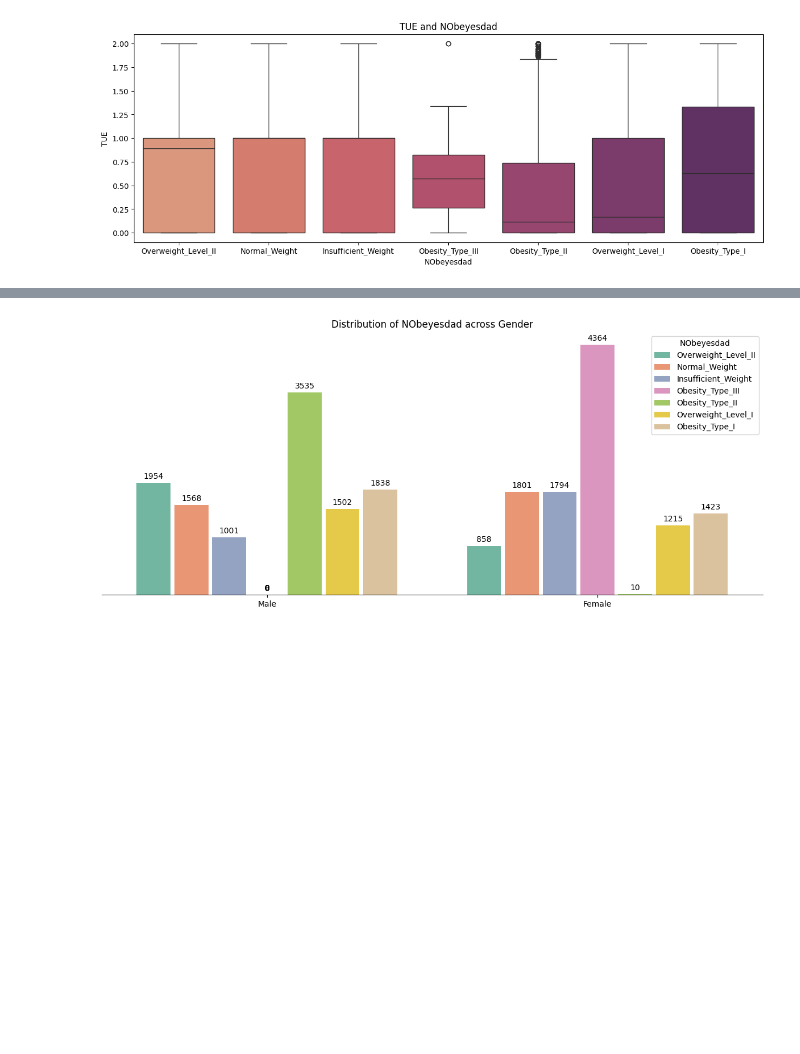
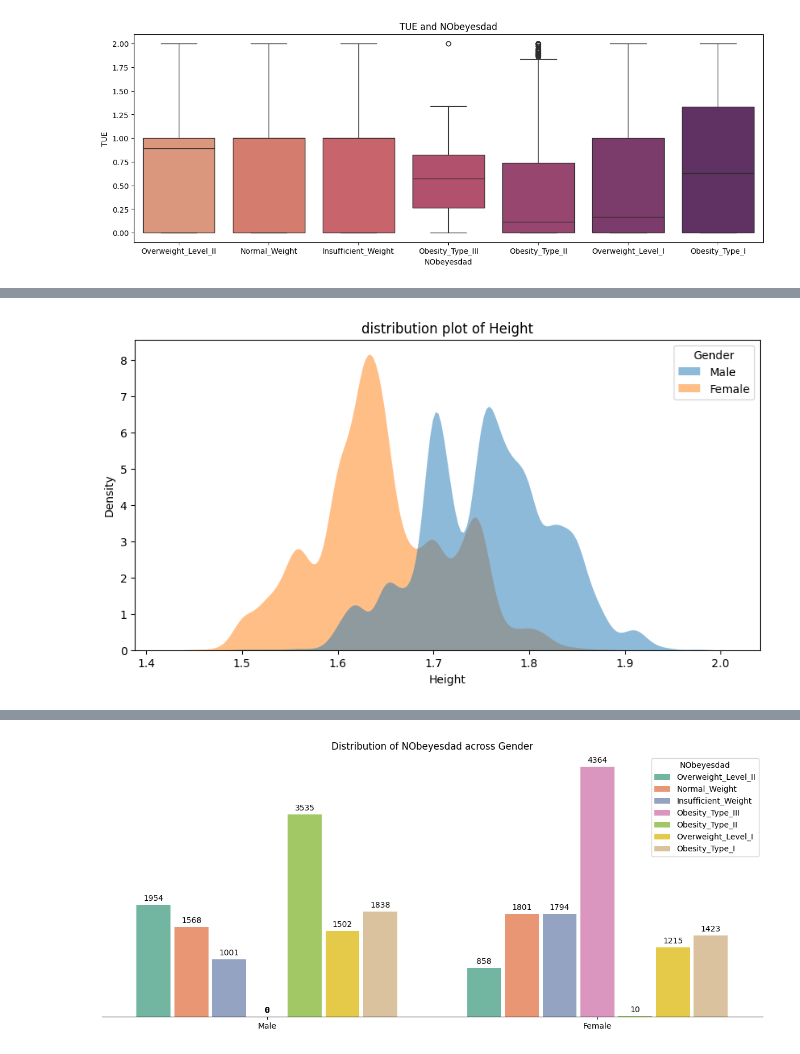
Before and after one commit to aman977381/EDA, a Jupyter notebook: EDA.ipynb, the cells around one changed output, grey strips where cells are left out. Saved outputs shown, nothing was run; the diff lists cells and outputs as text; code cells hidden in the pictures; blank space fills up the shorter version.

```diff
--- a/EDA.ipynb
+++ b/EDA.ipynb
@@ -320,0 +339,4 @@ show_box_plot(df,num_columns,'NObeyesdad')
+# %%
+show_dist('Height')
+# %% [output]
+[figure, added]
```
Also changed, not shown: parts of 6 cells of this notebook.
